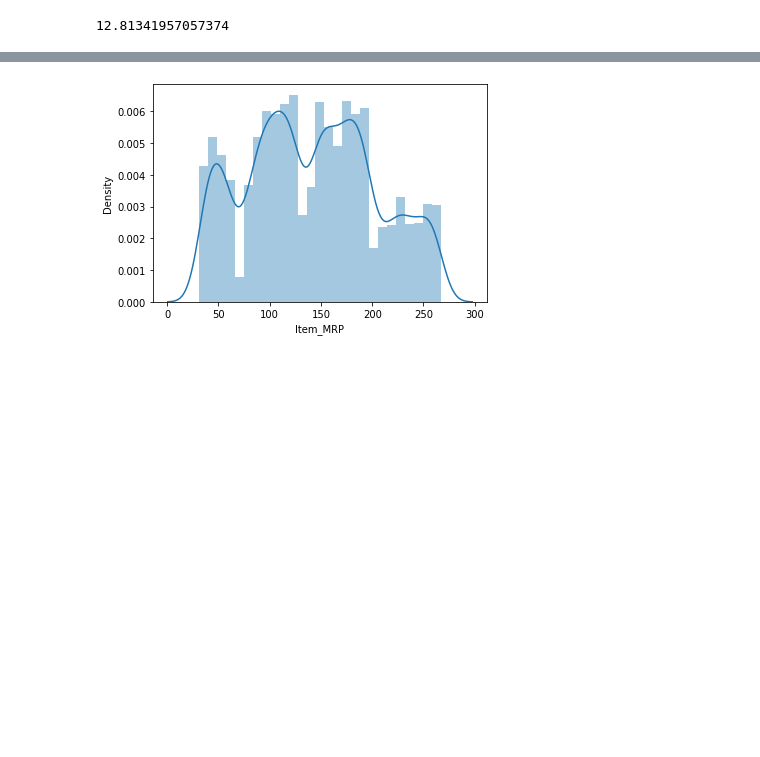
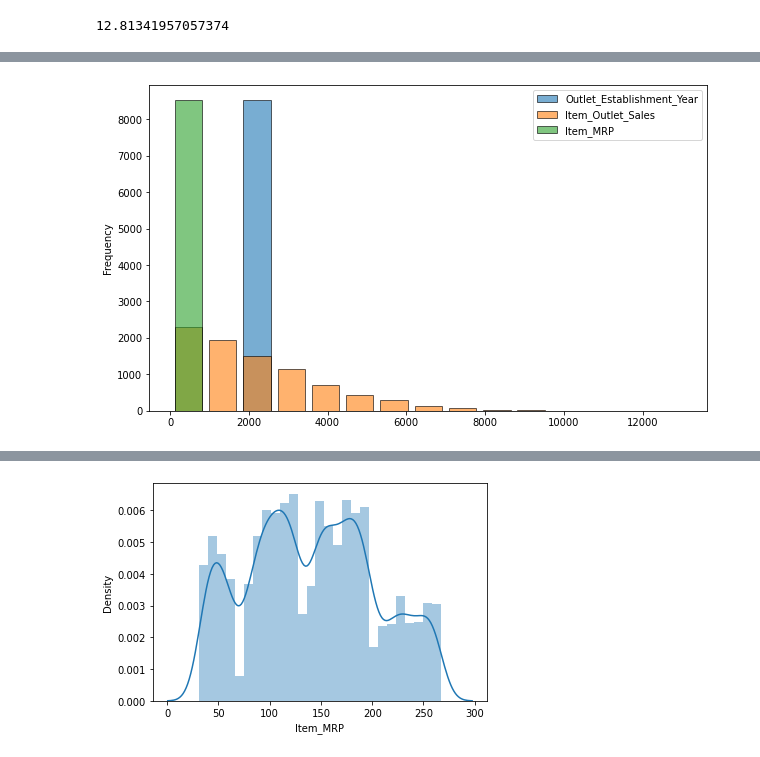
Before and after one commit to cristiank1038/predicciones-ventas-alimenticias, a Jupyter notebook: Actividad_sales_predictions.ipynb, the cells around one changed output, grey strips where cells are left out. Drawn from its saved outputs; the diff is of its cells as text; code cells hidden in the pictures; blank space fills up the shorter version.

```diff
--- a/Actividad_sales_predictions.ipynb
+++ b/Actividad_sales_predictions.ipynb
@@ -325,0 +313,5 @@ plt.suptitle('');
+# %%
+df[['Outlet_Establishment_Year', 'Item_Outlet_Sales', 'Item_MRP']].plot.hist(bins = 15, edgecolor='black', figsize = (10, 6), alpha = 0.6, rwidth = 0.8)
+plt.show()
+# %% [output]
+[figure, added]
```
Also changed, not shown: parts of 21 cells of this notebook.
